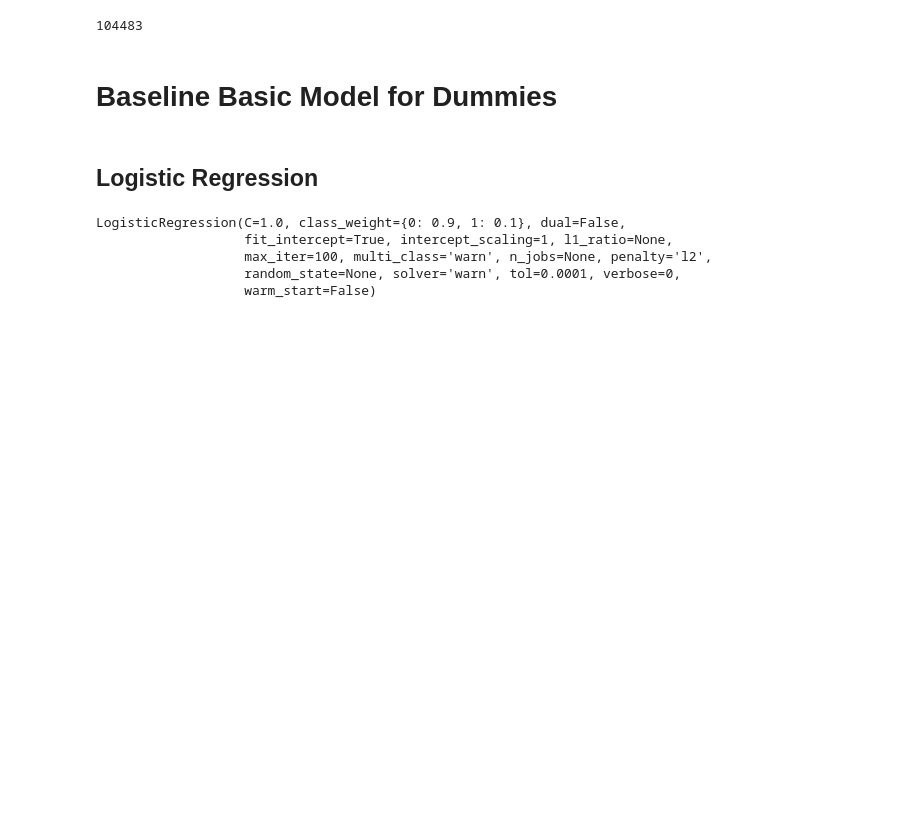
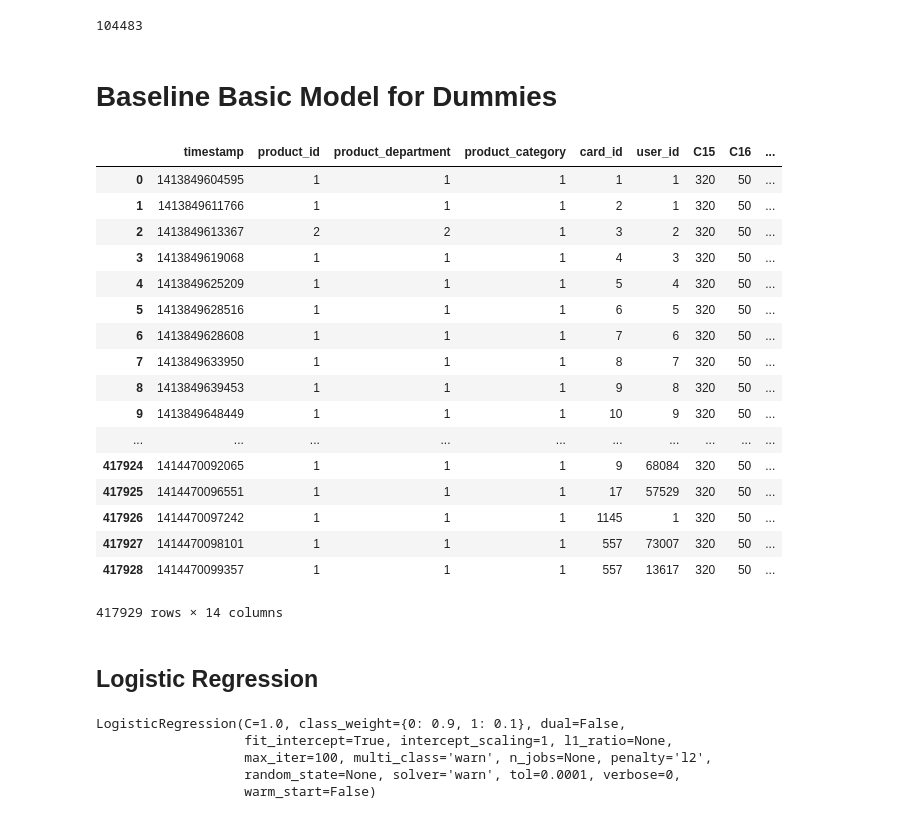
Before and after one commit to fcboss/enthusiatic_geeks_devs, a Jupyter notebook: main.ipynb, the cells around one changed output. Saved outputs shown, nothing was run; the diff lists cells and outputs as text; code cells hidden in the pictures; blank space fills up the shorter version.

```diff
--- a/main.ipynb
+++ b/main.ipynb
@@ -139,8 +141,37 @@ x_train = df_train.drop("isfraud",axis=1)
 y_train = df_train[["isfraud"]]
 x_test = df_test.drop("isfraud",axis=1)
 y_test = df_test[["isfraud"]]
+# %%
+# initialize transformer with desired options
+ordinalencoder = ce.ordinal.OrdinalEncoder()
+# fit transformer to data
+ordinalencoder.fit(x_train)
+# create new feature by transforming the datab
+x_train = ordinalencoder.transform(x_train)
+x_test = ordinalencoder.transform(x_test)
 # %% [markdown]
 # Baseline Basic Model for Dummies
+# %%
+x_train
+# %% [output]
+|  | timestamp | product_id | product_department | product_category | card_id | user_id | C15 | C16 | ... |
+| 0 | 1413849604595 | 1 | 1 | 1 | 1 | 1 | 320 | 50 | ... |
+| 1 | 1413849611766 | 1 | 1 | 1 | 2 | 1 | 320 | 50 | ... |
+| 2 | 1413849613367 | 2 | 2 | 1 | 3 | 2 | 320 | 50 | ... |
+| 3 | 1413849619068 | 1 | 1 | 1 | 4 | 3 | 320 | 50 | ... |
+| 4 | 1413849625209 | 1 | 1 | 1 | 5 | 4 | 320 | 50 | ... |
+| 5 | 1413849628516 | 1 | 1 | 1 | 6 | 5 | 320 | 50 | ... |
+| 6 | 1413849628608 | 1 | 1 | 1 | 7 | 6 | 320 | 50 | ... |
+| 7 | 1413849633950 | 1 | 1 | 1 | 8 | 7 | 320 | 50 | ... |
+| 8 | 1413849639453 | 1 | 1 | 1 | 9 | 8 | 320 | 50 | ... |
+| 9 | 1413849648449 | 1 | 1 | 1 | 10 | 9 | 320 | 50 | ... |
+| ... | ... | ... | ... | ... | ... | ... | ... | ... | ... |
+| 417924 | 1414470092065 | 1 | 1 | 1 | 9 | 68084 | 320 | 50 | ... |
+| 417925 | 1414470096551 | 1 | 1 | 1 | 17 | 57529 | 320 | 50 | ... |
+| 417926 | 1414470097242 | 1 | 1 | 1 | 1145 | 1 | 320 | 50 | ... |
+| 417927 | 1414470098101 | 1 | 1 | 1 | 557 | 73007 | 320 | 50 | ... |
+| 417928 | 1414470099357 | 1 | 1 | 1 | 557 | 13617 | 320 | 50 | ... |
+417929 rows × 14 columns
 # %% [markdown]
 ## Logistic Regression
 # %%
```
Also changed, not shown: parts of 11 cells of this notebook.
